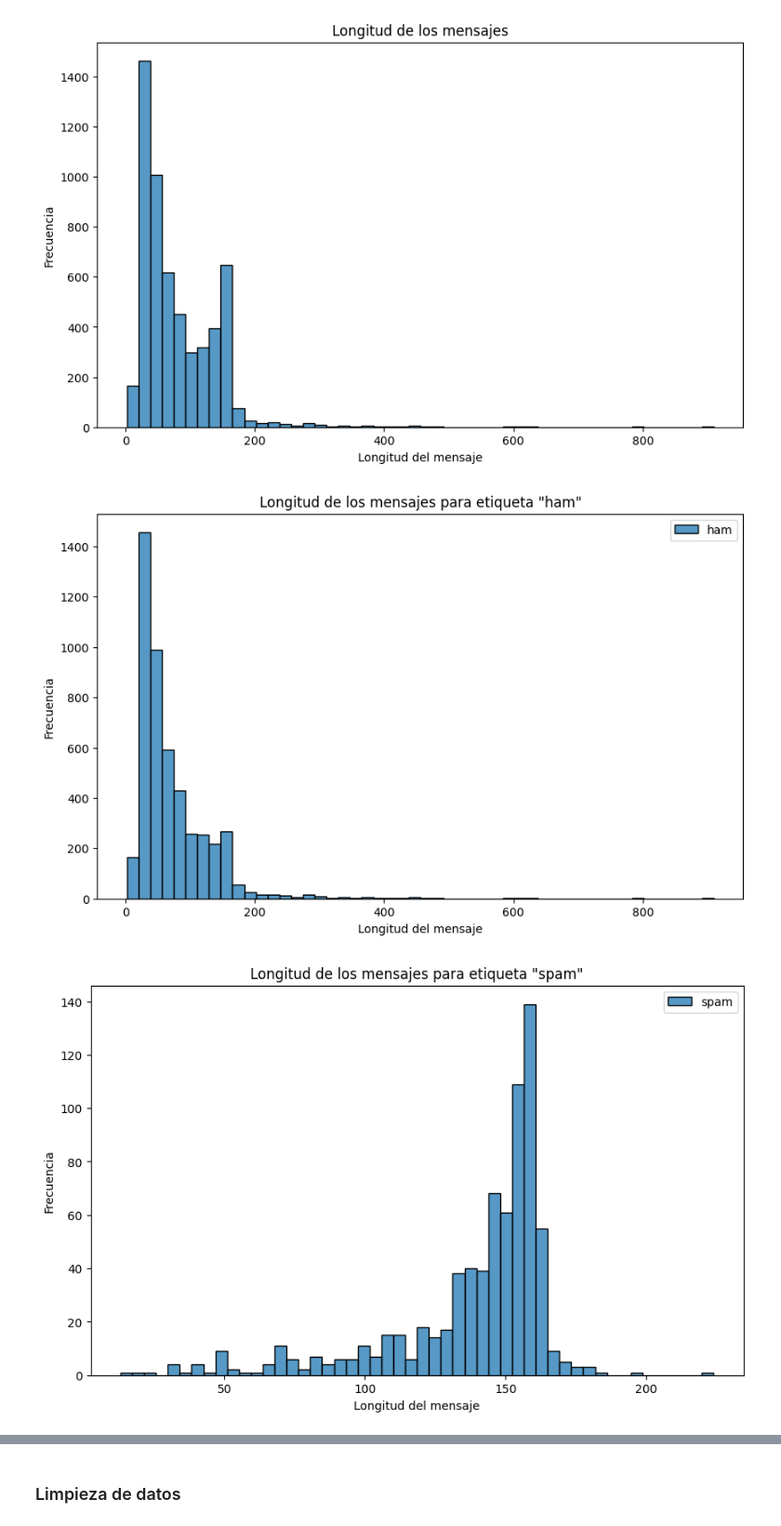
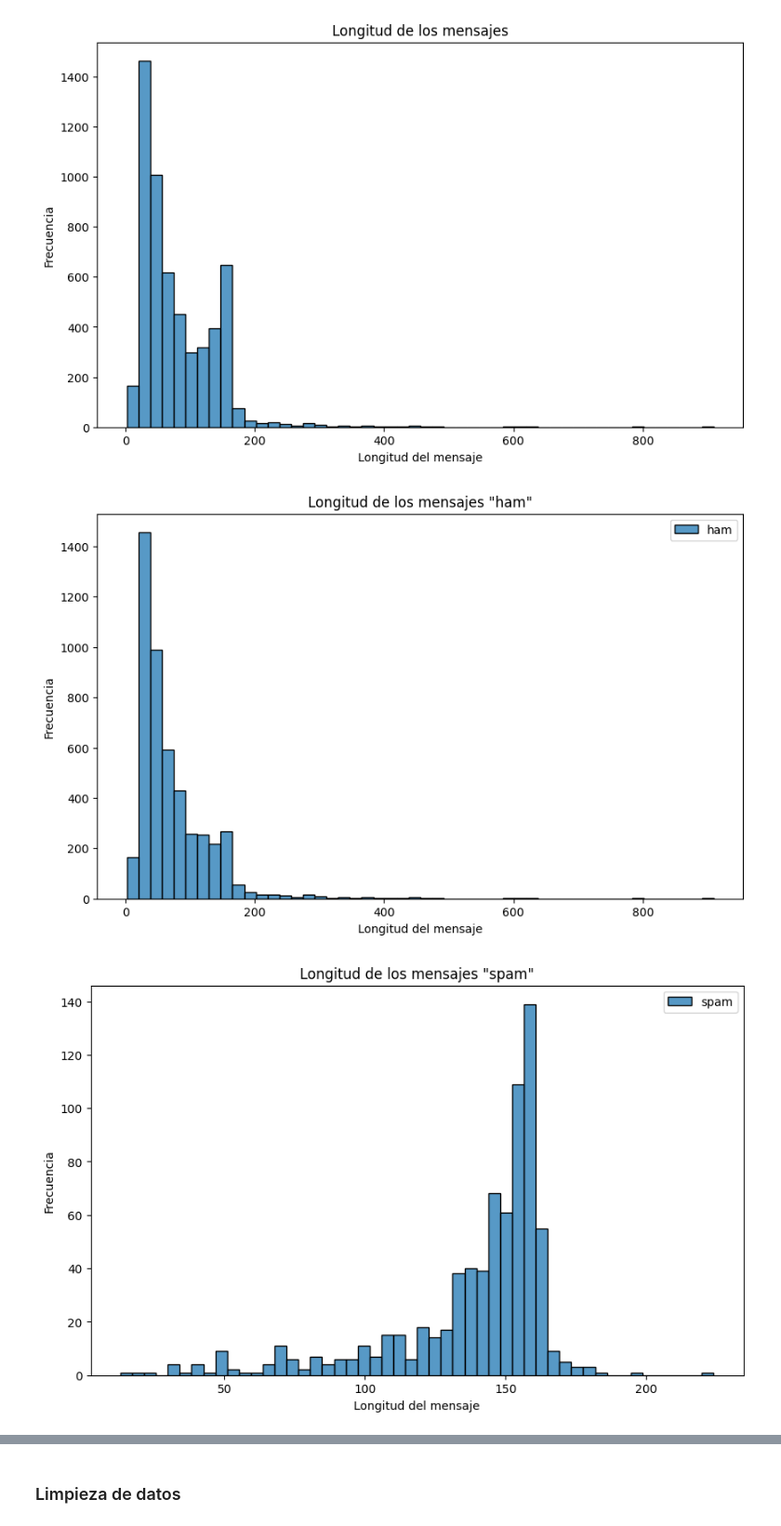
Before and after one commit to Sebas021210/Proyecto2-IA, a Jupyter notebook: Proyecto2.ipynb, the cells around one changed output, grey strips where cells are left out. Shown: that part at 93% size. Drawn from its saved outputs; the diff is of its cells as text; code cells hidden in the pictures.

```diff
--- a/Proyecto2.ipynb
+++ b/Proyecto2.ipynb
@@ -68,23 +73,23 @@ plt.show()
 # %%
 plt.figure(figsize=(10, 6))
 sns.histplot(data=df[df['type'] == 'ham'], x=df[df['type'] == 'ham']['message'].apply(len), bins=50, label='ham')
-plt.title('Longitud de los mensajes para etiqueta "ham"')
+plt.title('Longitud de los mensajes "ham"')
 plt.xlabel('Longitud del mensaje')
 plt.ylabel('Frecuencia')
 plt.legend()
 plt.show()
 # %% [output]
-[figure, old version]
+[figure, new version]
 # %%
 plt.figure(figsize=(10, 6))
 sns.histplot(data=df[df['type'] == 'spam'], x=df[df['type'] == 'spam']['message'].apply(len), bins=50, label='spam')
-plt.title('Longitud de los mensajes para etiqueta "spam"')
+plt.title('Longitud de los mensajes "spam"')
 plt.xlabel('Longitud del mensaje')
 plt.ylabel('Frecuencia')
 plt.legend()
 plt.show()
 # %% [output]
-[figure, old version]
+[figure, new version]
 # %%
 plt.figure(figsize=(8, 6))
 sns.boxplot(data=df, x='type', y=df['message'].apply(len))
```
Also changed, not shown: parts of 12 cells of this notebook.
